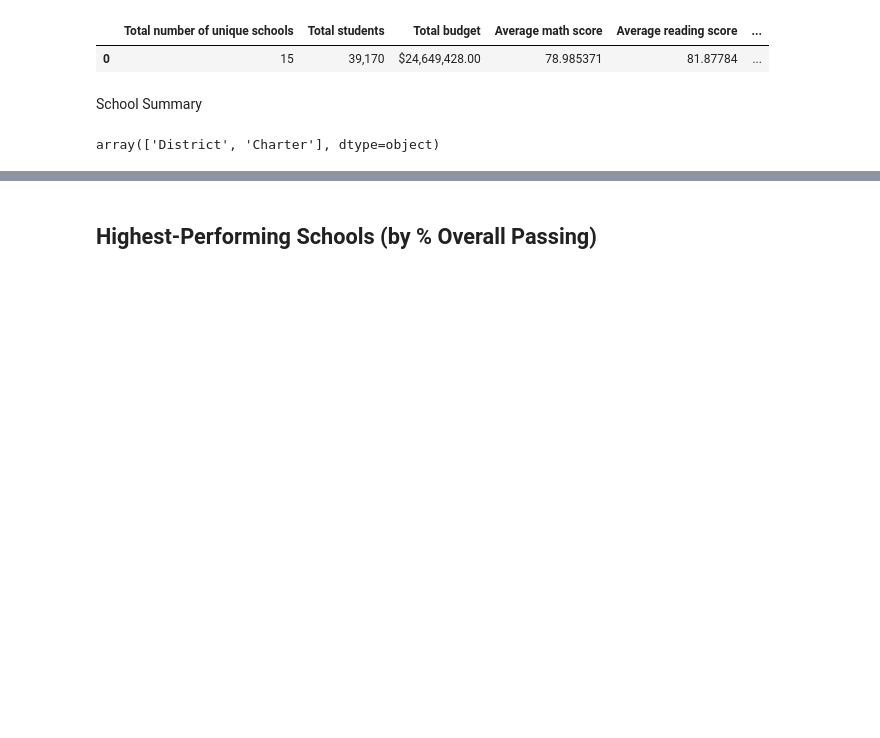
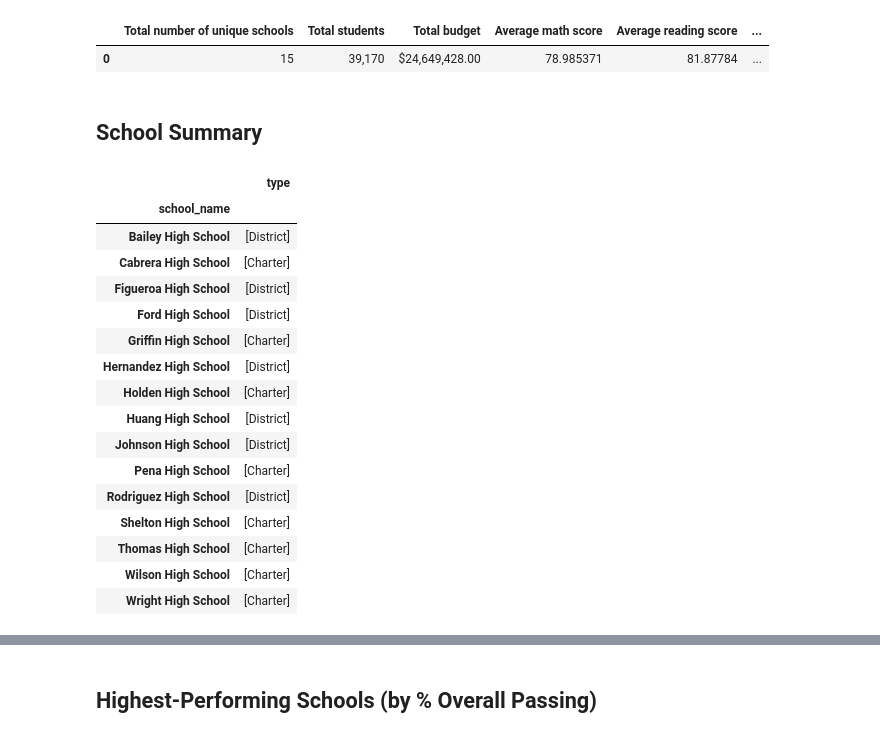
Before and after one commit to TRegan5/pandas-challenge, a Jupyter notebook: PyCitySchools/PyCitySchools.ipynb, the cells around one changed output, grey strips where cells are left out. Saved outputs shown, nothing was run; the diff lists cells and outputs as text; code cells hidden in the pictures; blank space fills up the shorter version.

```diff
--- a/PyCitySchools/PyCitySchools.ipynb
+++ b/PyCitySchools/PyCitySchools.ipynb
@@ -26,8 +28,8 @@ students_df.head()
 | 4 | 4 | Bonnie Ray | F | 9th | Huang High School | 97 | 84 |
 # %%
 #merge school and student data into one dataframe
-district_complete_df = pd.merge(schools_df, students_df, on='school_name', how='left')
-district_complete_df.head()
+school_data_complete = pd.merge(schools_df, students_df, on='school_name', how='left')
+school_data_complete.head()
 # %% [output]
 |  | School ID | school_name | type | size | budget | Student ID | student_name | gender | grade | ... |
 | 0 | 0 | Huang High School | District | 2917 | 1910635 | 0 | Paul Bradley | M | 9th | ... |
@@ -109,13 +128,29 @@ district_summary
 # %% [output]
 |  | Total number of unique schools | Total students | Total budget | Average math score | Average reading score | ... |
 | 0 | 15 | 39,170 | $24,649,428.00 | 78.985371 | 81.87784 | ... |
-# %% [markdown]
-School Summary
+# %% [markdown]
+## School Summary
 # %%
 # Use the code provided to select all of the school types
-school_types = district_complete_df['type'].unique()
+school_types = pd.DataFrame(school_data_complete.groupby('school_name')['type'].unique())
 school_types
 # %% [output]
-array(['District', 'Charter'], dtype=object)
+|  | type |
+| school_name |  |
+| Bailey High School | [District] |
+| Cabrera High School | [Charter] |
+| Figueroa High School | [District] |
+| Ford High School | [District] |
+| Griffin High School | [Charter] |
+| Hernandez High School | [District] |
+| Holden High School | [Charter] |
+| Huang High School | [District] |
+| Johnson High School | [District] |
+| Pena High School | [Charter] |
+| Rodriguez High School | [District] |
+| Shelton High School | [Charter] |
+| Thomas High School | [Charter] |
+| Wilson High School | [Charter] |
+| Wright High School | [Charter] |
 # %%
 # Calculate the total student count per school
```
Also changed, not shown: parts of 20 cells of this notebook.
